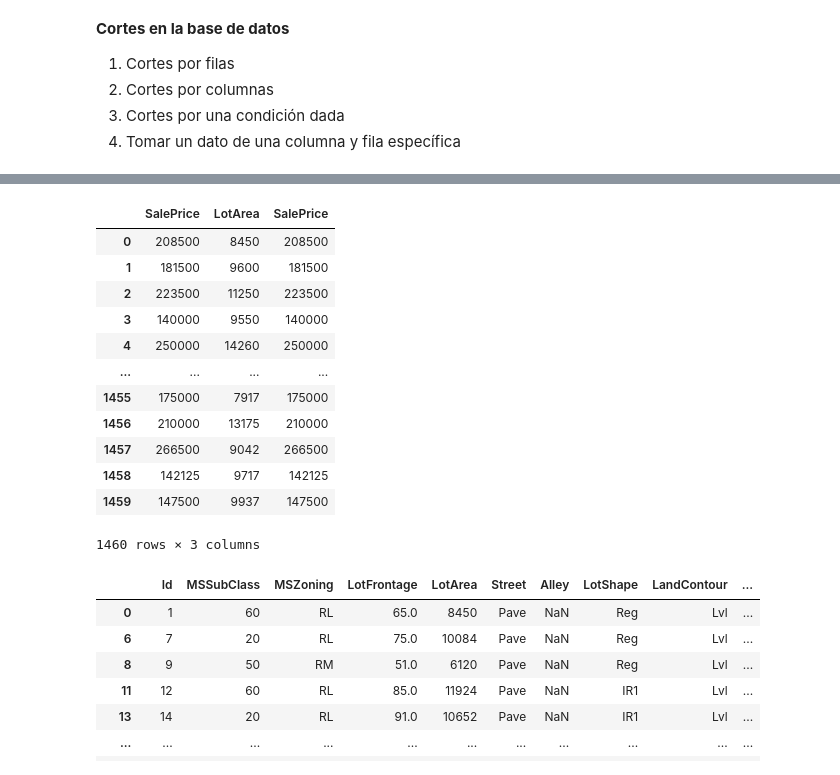
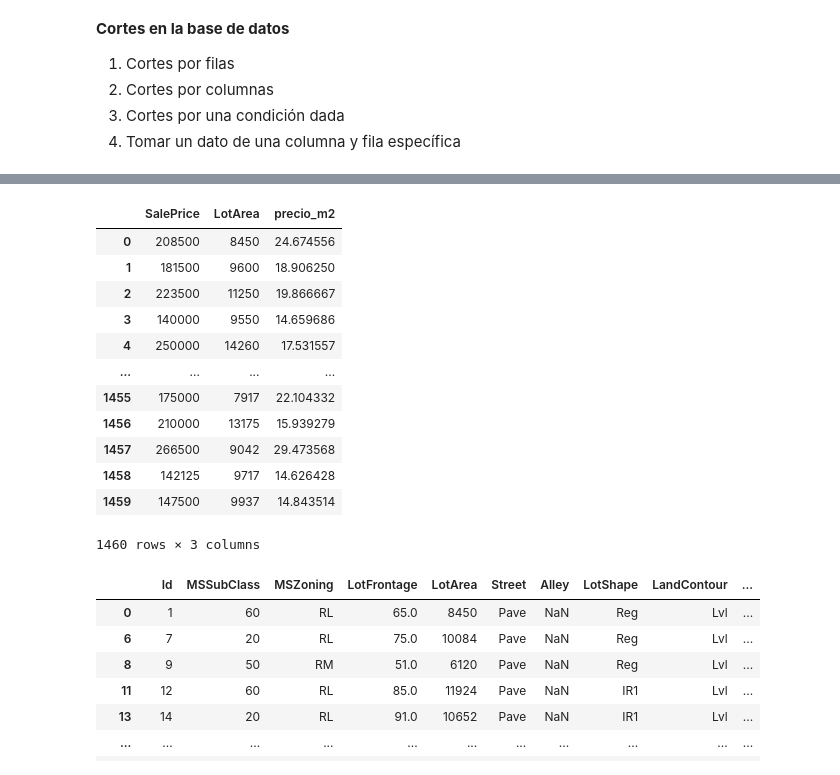
Before and after one commit to ECON-4676-UNIANDES-Fall-2021/e-TA, a Jupyter notebook: e-ta3_python/e-ta3_python.ipynb, the cells around one changed output, grey strips where cells are left out. Drawn from its saved outputs; the diff is of its cells as text; code cells hidden in the pictures.

```diff
--- a/e-ta3_python/e-ta3_python.ipynb
+++ b/e-ta3_python/e-ta3_python.ipynb
@@ -268,18 +268,18 @@ data[:100] ##muestra unicamente los primeros 100 registros
 # %%
-data[['SalePrice','LotArea','SalePrice']]##muestra unicamente las columnas seleccionadas dentro de los corchetes
+data[['SalePrice','LotArea','precio_m2']]##muestra unicamente las columnas seleccionadas dentro de los corchetes
 # %% [output]
-|  | SalePrice | LotArea | SalePrice |
-| 0 | 208500 | 8450 | 208500 |
-| 1 | 181500 | 9600 | 181500 |
-| 2 | 223500 | 11250 | 223500 |
-| 3 | 140000 | 9550 | 140000 |
-| 4 | 250000 | 14260 | 250000 |
+|  | SalePrice | LotArea | precio_m2 |
+| 0 | 208500 | 8450 | 24.674556 |
+| 1 | 181500 | 9600 | 18.906250 |
+| 2 | 223500 | 11250 | 19.866667 |
+| 3 | 140000 | 9550 | 14.659686 |
+| 4 | 250000 | 14260 | 17.531557 |
 | ... | ... | ... | ... |
-| 1455 | 175000 | 7917 | 175000 |
-| 1456 | 210000 | 13175 | 210000 |
-| 1457 | 266500 | 9042 | 266500 |
-| 1458 | 142125 | 9717 | 142125 |
-| 1459 | 147500 | 9937 | 147500 |
+| 1455 | 175000 | 7917 | 22.104332 |
+| 1456 | 210000 | 13175 | 15.939279 |
+| 1457 | 266500 | 9042 | 29.473568 |
+| 1458 | 142125 | 9717 | 14.626428 |
+| 1459 | 147500 | 9937 | 14.843514 |
 1460 rows × 3 columns
 # %%
 data[data['precio_m2']>data['precio_m2'].mean()]##muestra aquellos inmuebles donde el precio por m2 sea mayor al primedio
```
Also changed, not shown: parts of 48 cells of this notebook.
